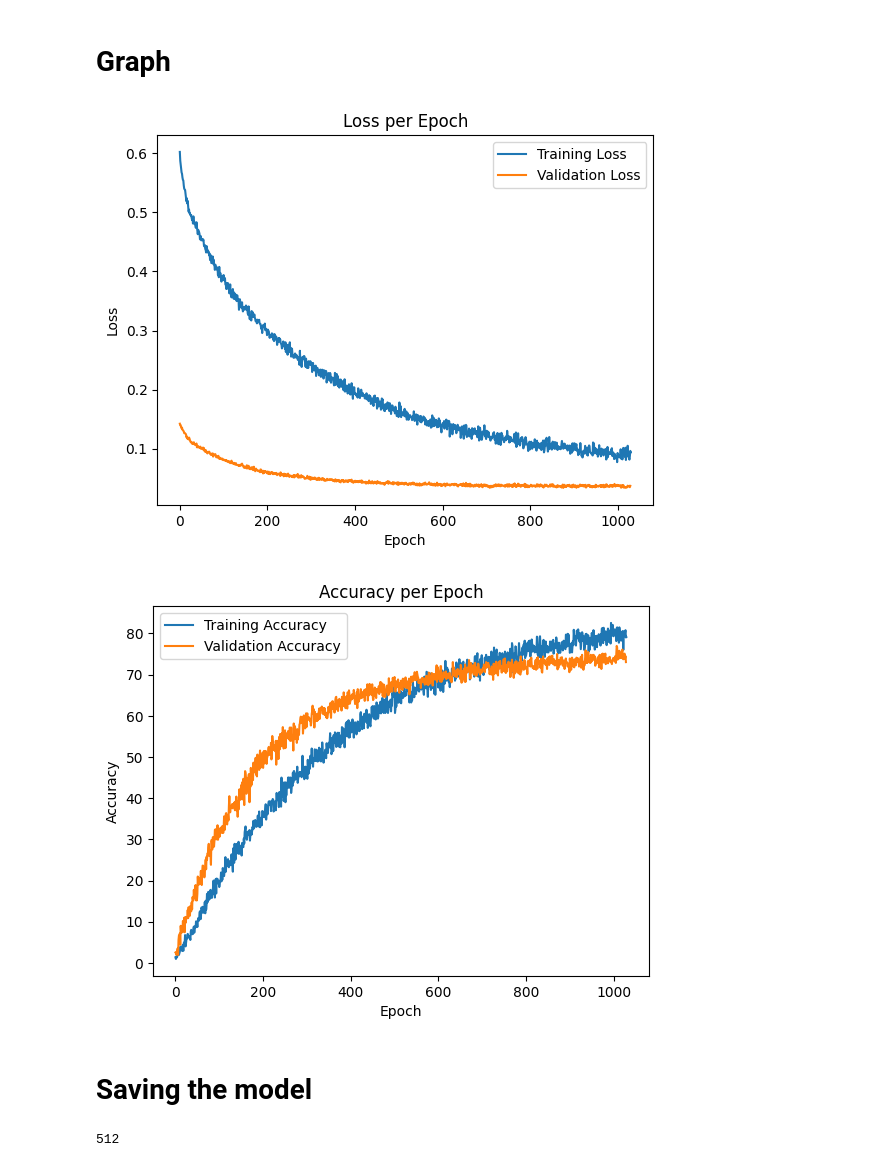
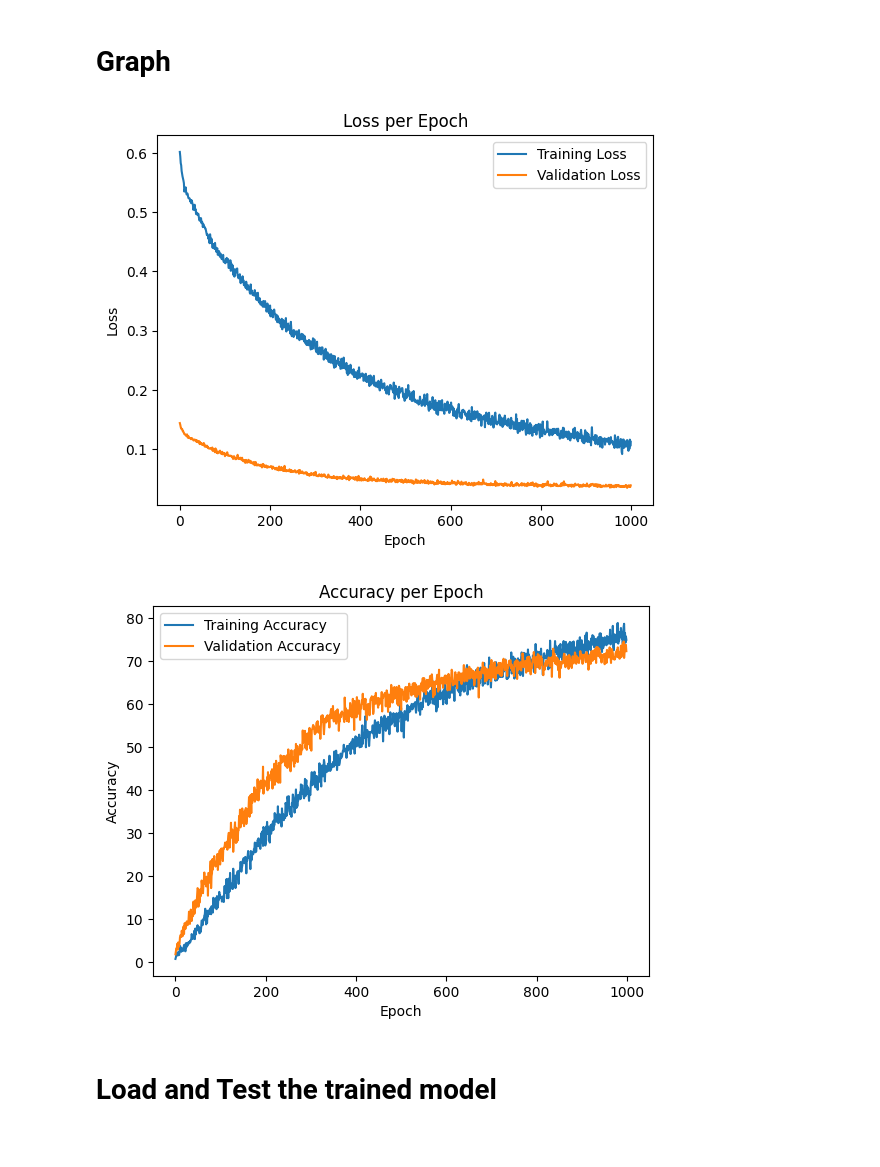
Before and after one commit to Atomix77/IMLO-IP, a Jupyter notebook: IMLO_Project.ipynb, the cells around one changed output. Cells and saved outputs as stored; diff of their text form; code cells hidden in the pictures.

```diff
--- a/IMLO_Project.ipynb
+++ b/IMLO_Project.ipynb
@@ -11,6 +11,7 @@ from torchvision.utils import make_grid
 import matplotlib.pyplot as plt
 import numpy as np
 import torch.nn as nn
+from torchviz import make_dot
 from torch.optim import lr_scheduler
 import torchvision.models as models
 
@@ -22,6 +23,8 @@ trainingTransform = transforms.Compose([
     transforms.ColorJitter(brightness=0.2, contrast=0.2, saturation=0.2, hue=0.1),
     transforms.RandomAffine(degrees=15, translate=(0.1, 0.1), scale=(0.8, 1.2)),
     transforms.RandomPerspective(distortion_scale=0.2, p=0.5),
+    transforms.ElasticTransform(),
+    transforms.GaussianBlur(kernel_size=5, sigma=(0.1, 2.0)),
     transforms.RandomRotation(180),
     transforms.RandomAutocontrast(),
     transforms.RandomAdjustSharpness(1.5, 0.5),
@@ -331,28 +341,23 @@ Testing: Accuracy: 72.8%, Avg loss: 0.036552
 # Graph
 # %%
 # Plot the loss values
-plt.plot(range(1030), losses)
-plt.plot(range(1029), valLosses)
+plt.plot(range(epochs), losses)
+plt.plot(range(epochs), valLosses)
 plt.xlabel('Epoch')
 plt.ylabel('Loss')
 plt.title('Loss per Epoch')
 plt.legend(['Training Loss', 'Validation Loss'], loc='upper right')
 plt.show()
 
-plt.plot(range(1030), accuracy)
-plt.plot(range(1029), valAccuracies)
+plt.plot(range(epochs), accuracy)
+plt.plot(range(epochs), valAccuracies)
 plt.xlabel('Epoch')
 plt.ylabel('Accuracy')
 plt.title('Accuracy per Epoch')
 plt.legend(['Training Accuracy', 'Validation Accuracy'], loc='upper left')
 plt.show()
 # %% [output]
-[figure, old version]
+[figure, new version]
-[figure, old version]
+[figure, new version]
 # %% [markdown]
-# Saving the model
+# Load and Test the trained model
-# %%
-model = NeuralNetwork(102).to(device)
-torch.save(model, 'bestModel.pth')
-# %% [output]
-512
```
Also changed, not shown: parts of 8 cells of this notebook, 3 other files.
